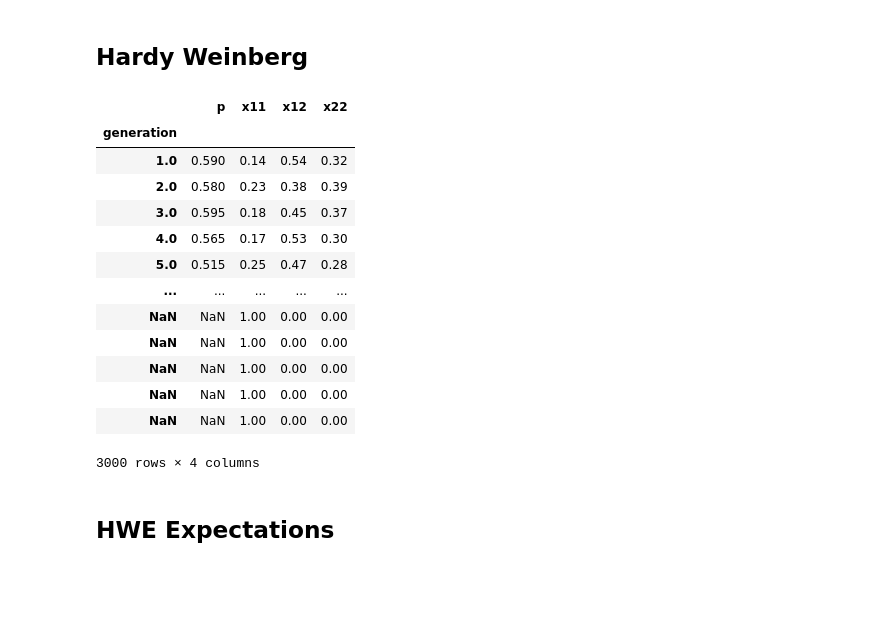
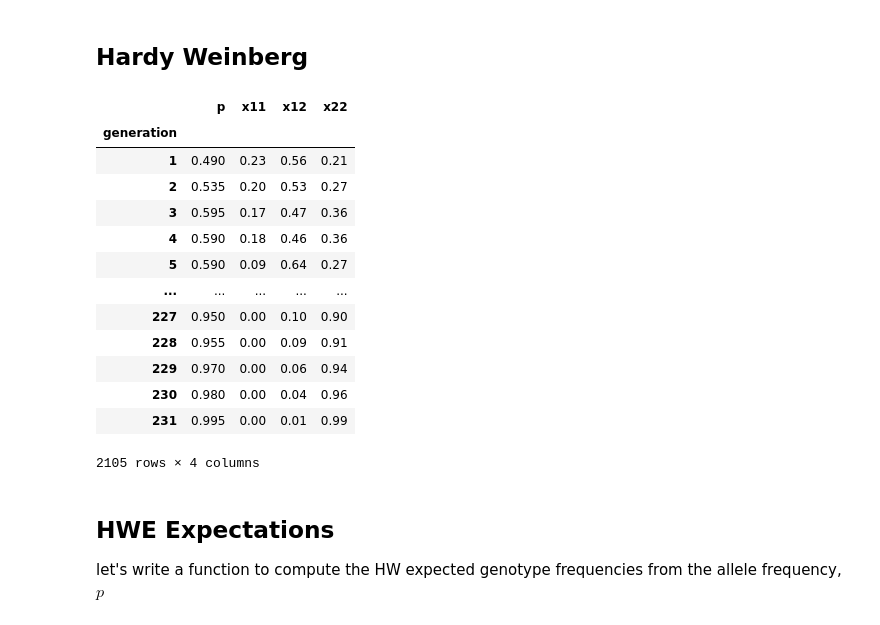
Before and after one commit to tskit-dev/pyslim, a Jupyter notebook: example_magic.ipynb, the cells around one changed output. Drawn from its saved outputs; the diff is of its cells as text; code cells hidden in the pictures; blank space fills up the shorter version.

```diff
--- a/example_magic.ipynb
+++ b/example_magic.ipynb
@@ -96,54 +96,50 @@ initialize()
     suppressWarnings(T);
 }
 
 // create a population of 100 individuals
 1 {
     sim.addSubpop("p1", 100);
     // sample 100 haploid genomes
     target = sample(p1.genomes, 100);
     // add a mutation to those genomes
     // H_0 = 0.5 here
     target.addNewMutation(m1,0, 0);
     cat("generation,p,x11,x12,x22\\n");
 }
 1:300 late(){
     inds = p1.sampleIndividuals(100);
     ind_count = inds.countOfMutationsOfType(m1);
     counts = c(0, 0, 0);
     for (x in ind_count)
         counts[x] = counts[x] + 1;
     counts = counts / 100;
     freqs = sim.mutationFrequencies(p1);
     if (length(freqs) > 0.0)
-        cat(sim.generation);
-        cat(",");
-        cat(freqs);
-        cat(",");
-        cat(counts,sep=",");
-        cat("\\n");
+        catn(sim.generation + "," + freqs + "," + paste(counts, sep=","));
     }
 // run to generation 0
 300 late() {
     sim.simulationFinished();
     }
 # %% [output]
 |  | p | x11 | x12 | x22 |
 | generation |  |  |  |  |
-| 1.0 | 0.590 | 0.14 | 0.54 | 0.32 |
-| 2.0 | 0.580 | 0.23 | 0.38 | 0.39 |
-| 3.0 | 0.595 | 0.18 | 0.45 | 0.37 |
-| 4.0 | 0.565 | 0.17 | 0.53 | 0.30 |
-| 5.0 | 0.515 | 0.25 | 0.47 | 0.28 |
+| 1 | 0.490 | 0.23 | 0.56 | 0.21 |
+| 2 | 0.535 | 0.20 | 0.53 | 0.27 |
+| 3 | 0.595 | 0.17 | 0.47 | 0.36 |
+| 4 | 0.590 | 0.18 | 0.46 | 0.36 |
+| 5 | 0.590 | 0.09 | 0.64 | 0.27 |
 | ... | ... | ... | ... | ... |
-| NaN | NaN | 1.00 | 0.00 | 0.00 |
-| NaN | NaN | 1.00 | 0.00 | 0.00 |
-| NaN | NaN | 1.00 | 0.00 | 0.00 |
-| NaN | NaN | 1.00 | 0.00 | 0.00 |
-| NaN | NaN | 1.00 | 0.00 | 0.00 |
+| 227 | 0.950 | 0.00 | 0.10 | 0.90 |
+| 228 | 0.955 | 0.00 | 0.09 | 0.91 |
+| 229 | 0.970 | 0.00 | 0.06 | 0.94 |
+| 230 | 0.980 | 0.00 | 0.04 | 0.96 |
+| 231 | 0.995 | 0.00 | 0.01 | 0.99 |
-3000 rows × 4 columns
+2105 rows × 4 columns
 # %%
 # get output from slim_magic
 df = _
 # %% [markdown]
 ## HWE Expectations
+let's write a function to compute the HW expected genotype frequencies from the allele frequency, $p$
 # %%
```
Also changed, not shown: parts of 9 cells of this notebook, 1 other file.
